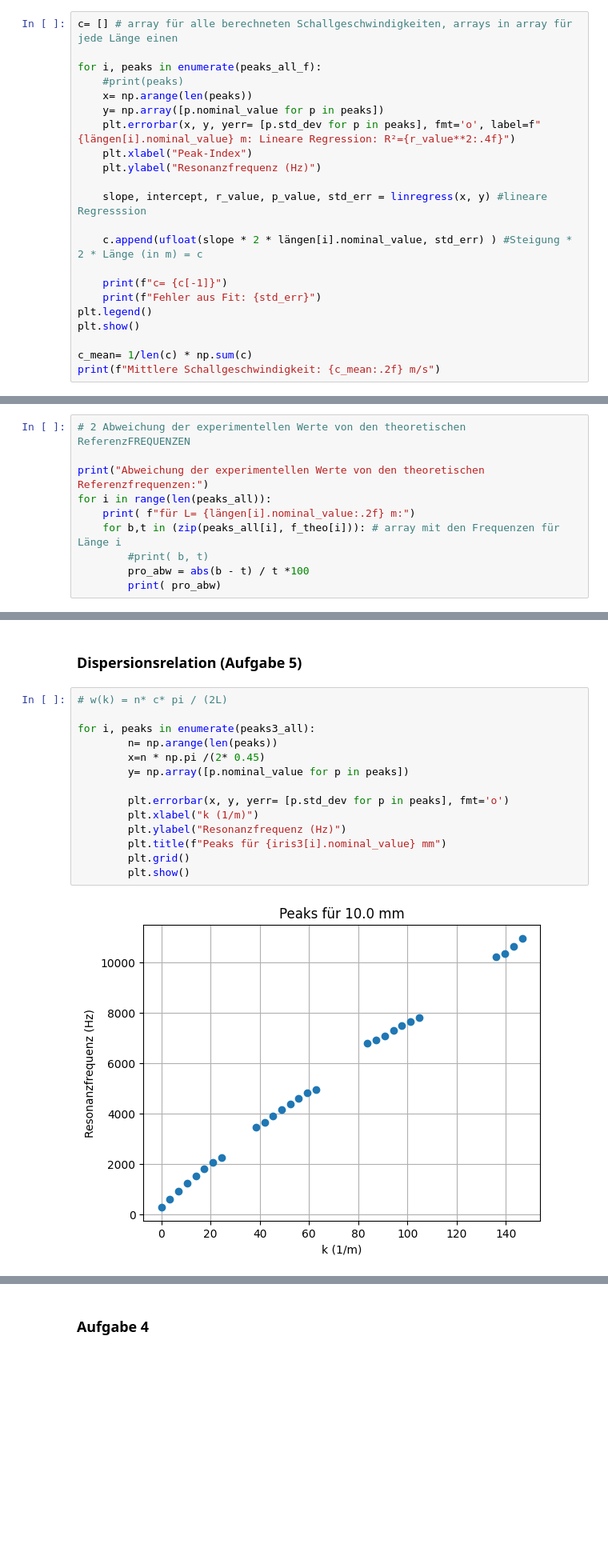
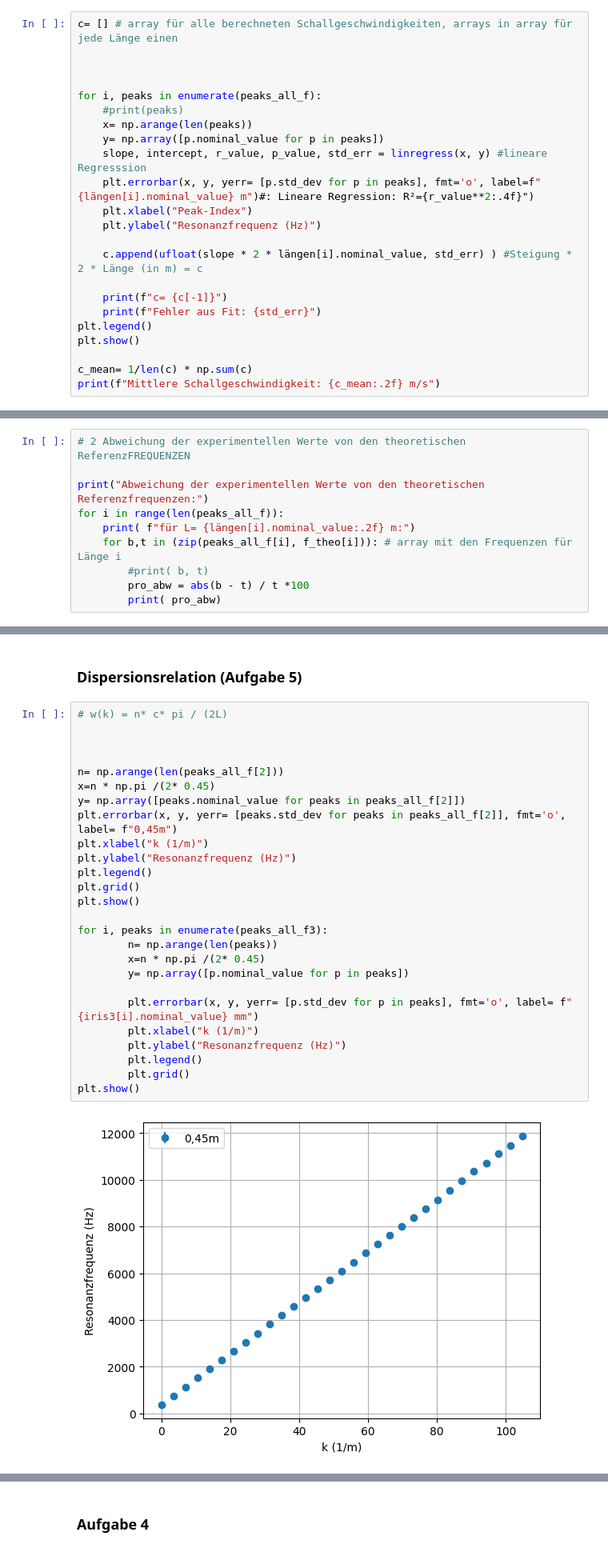
Before and after one commit to celina-coder-beep/F-Praktikum, a Jupyter notebook: 511-Quantenanalogien/Auswertung511.ipynb, the cells around one changed output, grey strips where cells are left out. Shown at 80% size. Cells and saved outputs as stored; diff of their text form; blank space fills up the shorter version.

```diff
--- a/511-Quantenanalogien/Auswertung511.ipynb
+++ b/511-Quantenanalogien/Auswertung511.ipynb
@@ -119,15 +126,16 @@ TypeError: 'module' object is not subscriptable
 # %%
 c= [] # array für alle berechneten Schallgeschwindigkeiten, arrays in array für jede Länge einen
+
+
 
 for i, peaks in enumerate(peaks_all_f):
     #print(peaks)
     x= np.arange(len(peaks))
     y= np.array([p.nominal_value for p in peaks])
-    plt.errorbar(x, y, yerr= [p.std_dev for p in peaks], fmt='o', label=f"{längen[i].nominal_value} m: Lineare Regression: R²={r_value**2:.4f}")
+    slope, intercept, r_value, p_value, std_err = linregress(x, y) #lineare Regresssion
+    plt.errorbar(x, y, yerr= [p.std_dev for p in peaks], fmt='o', label=f"{längen[i].nominal_value} m")#: Lineare Regression: R²={r_value**2:.4f}")
     plt.xlabel("Peak-Index")
     plt.ylabel("Resonanzfrequenz (Hz)")
-
-    slope, intercept, r_value, p_value, std_err = linregress(x, y) #lineare Regresssion
 
     c.append(ufloat(slope * 2 * längen[i].nominal_value, std_err) ) #Steigung * 2 * Länge (in m) = c
 
@@ -190,9 +198,9 @@ theoretische Referenzfrequenzen für L= 0.300+/-0.005 m:
 # 2 Abweichung der experimentellen Werte von den theoretischen ReferenzFREQUENZEN
 
 print("Abweichung der experimentellen Werte von den theoretischen Referenzfrequenzen:")
-for i in range(len(peaks_all)):
+for i in range(len(peaks_all_f)):
     print( f"für L= {längen[i].nominal_value:.2f} m:")
-    for b,t in (zip(peaks_all[i], f_theo[i])): # array mit den Frequenzen für Länge i
+    for b,t in (zip(peaks_all_f[i], f_theo[i])): # array mit den Frequenzen für Länge i
         #print( b, t)
         pro_abw = abs(b - t) / t *100
         print( pro_abw)
@@ -270,16 +296,28 @@ frequency_gegen_index(peaks3_all, iris3, unit_iris)
 # %%
 # w(k) = n* c* pi / (2L)
 
-for i, peaks in enumerate(peaks3_all):
+
+
+n= np.arange(len(peaks_all_f[2]))
+x=n * np.pi /(2* 0.45)
+y= np.array([peaks.nominal_value for peaks in peaks_all_f[2]])
+plt.errorbar(x, y, yerr= [peaks.std_dev for peaks in peaks_all_f[2]], fmt='o', label= f"0,45m")
+plt.xlabel("k (1/m)")
+plt.ylabel("Resonanzfrequenz (Hz)")
+plt.legend()
+plt.grid()
+plt.show()
+
+for i, peaks in enumerate(peaks_all_f3):
         n= np.arange(len(peaks))
         x=n * np.pi /(2* 0.45)
         y= np.array([p.nominal_value for p in peaks])
 
-        plt.errorbar(x, y, yerr= [p.std_dev for p in peaks], fmt='o')
+        plt.errorbar(x, y, yerr= [p.std_dev for p in peaks], fmt='o', label= f"{iris3[i].nominal_value} mm")
         plt.xlabel("k (1/m)")
         plt.ylabel("Resonanzfrequenz (Hz)")
-        plt.title(f"Peaks für {iris3[i].nominal_value} mm")
+        plt.legend()
         plt.grid()
-        plt.show()
+plt.show()
 # %% [output]
-[figure, old version]
+[figure, new version]
```
Also changed, not shown: parts of 14 cells of this notebook.
